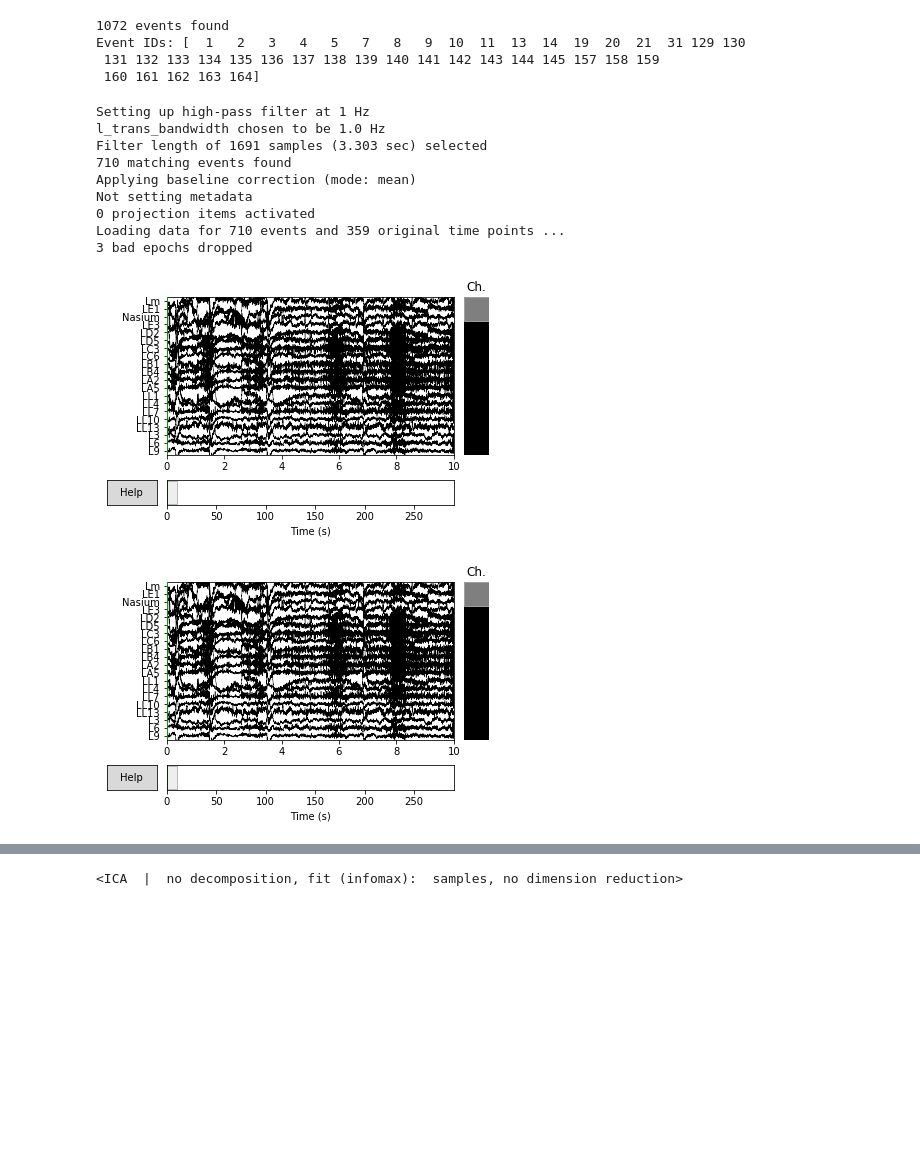
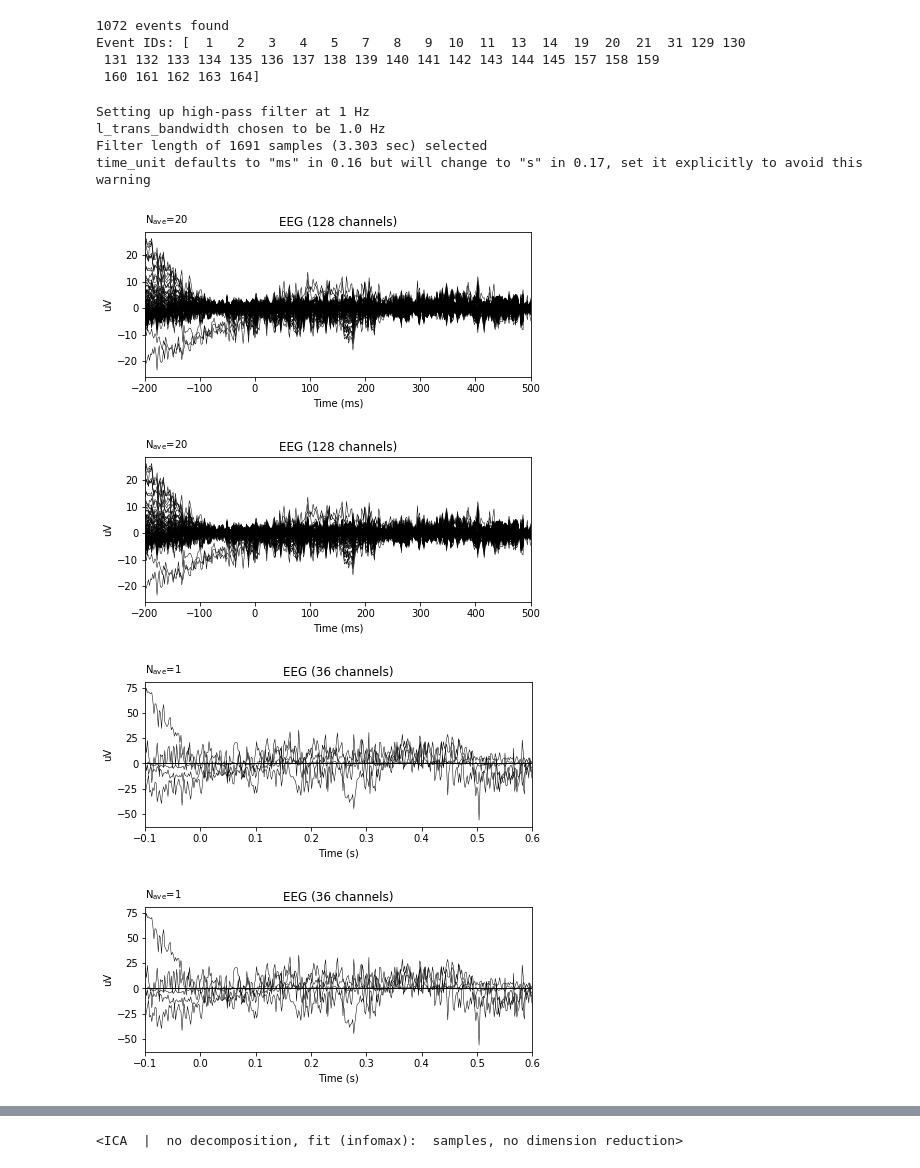
Before and after one commit to edrias/seniorprojecteeg, a Jupyter notebook: Tarekul_Workspace/capstone2/dimension_reduct.ipynb, the cells around one changed output, grey strips where cells are left out. Drawn from its saved outputs; the diff is of its cells as text; code cells hidden in the pictures; blank space fills up the shorter version.

Commit message:
averaged 128 channel epoch to 36 channels using PCA

```diff
--- a/Tarekul_Workspace/capstone2/dimension_reduct.ipynb
+++ b/Tarekul_Workspace/capstone2/dimension_reduct.ipynb
@@ -86,19 +90,17 @@ event_id = {'TRIALSTART':31,
             }
 # %%
 raw_copy.filter(1., None, n_jobs=1, fir_design='firwin')
-epoch = mne.Epochs(raw_copy,events,event_id=event_id,preload=True)
+tmin, tmax = -0.1, 0.3
+picks = mne.pick_types(raw.info, meg=False, eeg=True, stim=False, eog=False,
+                       exclude='bads')
+epoch = mne.Epochs(raw_copy,events,event_id=[135,136],preload=True,picks=picks, baseline=None,
+                    verbose=False)
+
+epoch.average().plot()
 # %% [output]
 Setting up high-pass filter at 1 Hz
 l_trans_bandwidth chosen to be 1.0 Hz
 Filter length of 1691 samples (3.303 sec) selected
-710 matching events found
-Applying baseline correction (mode: mean)
-Not setting metadata
-0 projection items activated
-Loading data for 710 events and 359 original time points ...
-3 bad epochs dropped
+time_unit defaults to "ms" in 0.16 but will change to "s" in 0.17, set it explicitly to avoid this warning
+[figure, added]
+[figure, added]
-# %%
-raw_copy.plot()
-# %% [output]
-[figure, removed]
-[figure, removed]
@@ -104,0 +112,8 @@ raw_copy.plot()
+# %%
+ev = mne.EvokedArray(np.mean(pca_data, axis=0),
+                     mne.create_info(36, epoch.info['sfreq'],
+                                     ch_types='eeg'), tmin=tmin)
+ev.plot(show=False, window_title="PCA", time_unit='s')
+# %% [output]
+[figure, added]
+[figure, added]
```
Also changed, not shown: parts of 9 cells of this notebook.
